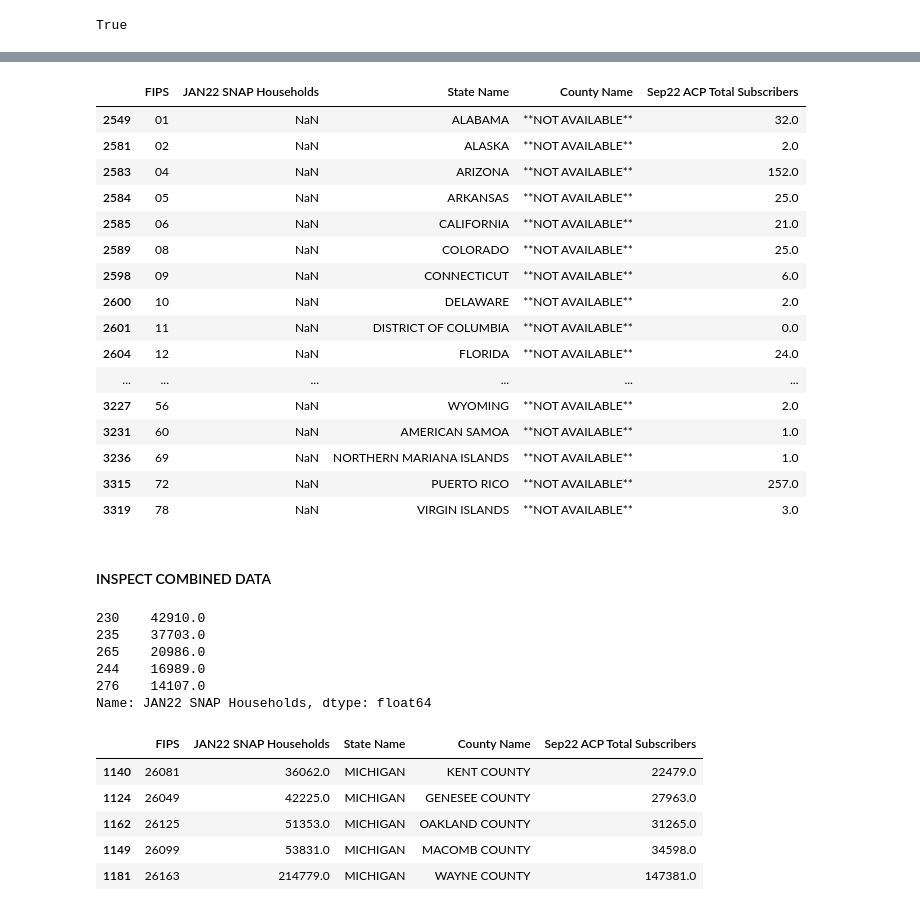
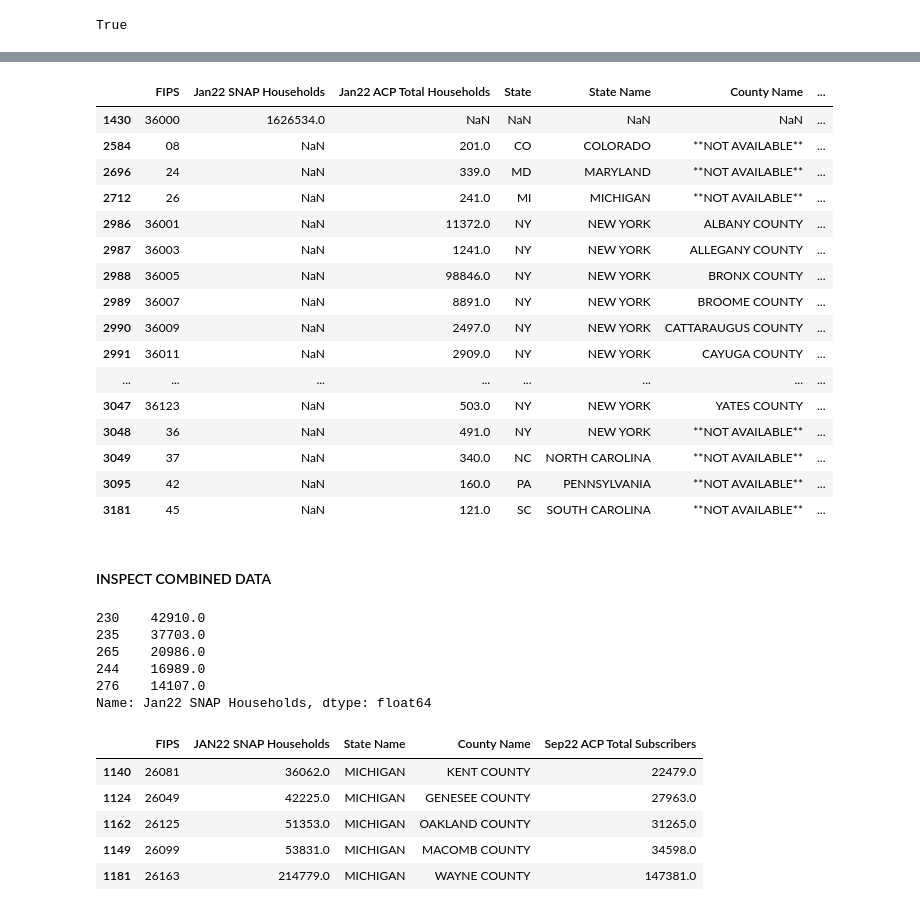
Before and after one commit to datakind/BDT_DataDive_Dec22, a Jupyter notebook: notebooks/BDT DataDive ACP vs SNAP Enrollment.ipynb, the cells around one changed output, grey strips where cells are left out. Drawn from its saved outputs; the diff is of its cells as text; code cells hidden in the pictures.

```diff
--- a/notebooks/BDT DataDive ACP vs SNAP Enrollment.ipynb
+++ b/notebooks/BDT DataDive ACP vs SNAP Enrollment.ipynb
@@ -599,2 +615,2 @@ df2[df2.isnull().any(axis=1)]
 # %%
-df2[df2['FIPS'].str.startswith(('45'))]
+bdt=df2[df2['FIPS'].str.startswith(('08','24','26','36','37','42','45'))]
@@ -637,20 +616,0 @@ df2[df2['FIPS'].str.endswith(('000'))]
-# %%
-df2[df2['County Name']=='**NOT AVAILABLE**']
-# %% [output]
-|  | FIPS | JAN22 SNAP Households | State Name | County Name | Sep22 ACP Total Subscribers |
-| 2549 | 01 | NaN | ALABAMA | **NOT AVAILABLE** | 32.0 |
-| 2581 | 02 | NaN | ALASKA | **NOT AVAILABLE** | 2.0 |
-| 2583 | 04 | NaN | ARIZONA | **NOT AVAILABLE** | 152.0 |
-| 2584 | 05 | NaN | ARKANSAS | **NOT AVAILABLE** | 25.0 |
-| 2585 | 06 | NaN | CALIFORNIA | **NOT AVAILABLE** | 21.0 |
-| 2589 | 08 | NaN | COLORADO | **NOT AVAILABLE** | 25.0 |
-| 2598 | 09 | NaN | CONNECTICUT | **NOT AVAILABLE** | 6.0 |
-| 2600 | 10 | NaN | DELAWARE | **NOT AVAILABLE** | 2.0 |
-| 2601 | 11 | NaN | DISTRICT OF COLUMBIA | **NOT AVAILABLE** | 0.0 |
-| 2604 | 12 | NaN | FLORIDA | **NOT AVAILABLE** | 24.0 |
-| ... | ... | ... | ... | ... | ... |
-| 3227 | 56 | NaN | WYOMING | **NOT AVAILABLE** | 2.0 |
-| 3231 | 60 | NaN | AMERICAN SAMOA | **NOT AVAILABLE** | 1.0 |
-| 3236 | 69 | NaN | NORTHERN MARIANA ISLANDS | **NOT AVAILABLE** | 1.0 |
-| 3315 | 72 | NaN | PUERTO RICO | **NOT AVAILABLE** | 257.0 |
-| 3319 | 78 | NaN | VIRGIN ISLANDS | **NOT AVAILABLE** | 3.0 |
@@ -659,3 +617,23 @@ df=df[df['County Name']!='**NOT AVAILABLE**']
+# %%
+bdt[bdt.isnull().any(axis=1)]
+# %% [output]
+|  | FIPS | Jan22 SNAP Households | Jan22 ACP Total Households | State | State Name | County Name | ... |
+| 1430 | 36000 | 1626534.0 | NaN | NaN | NaN | NaN | ... |
+| 2584 | 08 | NaN | 201.0 | CO | COLORADO | **NOT AVAILABLE** | ... |
+| 2696 | 24 | NaN | 339.0 | MD | MARYLAND | **NOT AVAILABLE** | ... |
+| 2712 | 26 | NaN | 241.0 | MI | MICHIGAN | **NOT AVAILABLE** | ... |
+| 2986 | 36001 | NaN | 11372.0 | NY | NEW YORK | ALBANY COUNTY | ... |
+| 2987 | 36003 | NaN | 1241.0 | NY | NEW YORK | ALLEGANY COUNTY | ... |
+| 2988 | 36005 | NaN | 98846.0 | NY | NEW YORK | BRONX COUNTY | ... |
+| 2989 | 36007 | NaN | 8891.0 | NY | NEW YORK | BROOME COUNTY | ... |
+| 2990 | 36009 | NaN | 2497.0 | NY | NEW YORK | CATTARAUGUS COUNTY | ... |
+| 2991 | 36011 | NaN | 2909.0 | NY | NEW YORK | CAYUGA COUNTY | ... |
+| ... | ... | ... | ... | ... | ... | ... | ... |
+| 3047 | 36123 | NaN | 503.0 | NY | NEW YORK | YATES COUNTY | ... |
+| 3048 | 36 | NaN | 491.0 | NY | NEW YORK | **NOT AVAILABLE** | ... |
+| 3049 | 37 | NaN | 340.0 | NC | NORTH CAROLINA | **NOT AVAILABLE** | ... |
+| 3095 | 42 | NaN | 160.0 | PA | PENNSYLVANIA | **NOT AVAILABLE** | ... |
+| 3181 | 45 | NaN | 121.0 | SC | SOUTH CAROLINA | **NOT AVAILABLE** | ... |
 # %%
 df.to_csv('../data-sources/acp/acpsnapmerge.csv')
 # %%
@@ -663,14 +641,14 @@ df['Difference']= df['JAN22 SNAP Households']-df['Sep22 ACP Total Subscribers']
 # %% [markdown]
 #### INSPECT COMBINED DATA
 # %%
-df[df['State Name']=='COLORADO']['JAN22 SNAP Households'].nlargest(n=5)
+bdt[bdt['State Name']=='COLORADO']['Jan22 SNAP Households'].nlargest(n=5).head()
 # %% [output]
 230    42910.0
 235    37703.0
 265    20986.0
 244    16989.0
 276    14107.0
-Name: JAN22 SNAP Households, dtype: float64
+Name: Jan22 SNAP Households, dtype: float64
 # %%
 df[df['State Name']=='MICHIGAN'].sort_values(by=['JAN22 SNAP Households']).tail(5)
 # %% [output]
```
Also changed, not shown: parts of 9 cells of this notebook, 1 other file.
